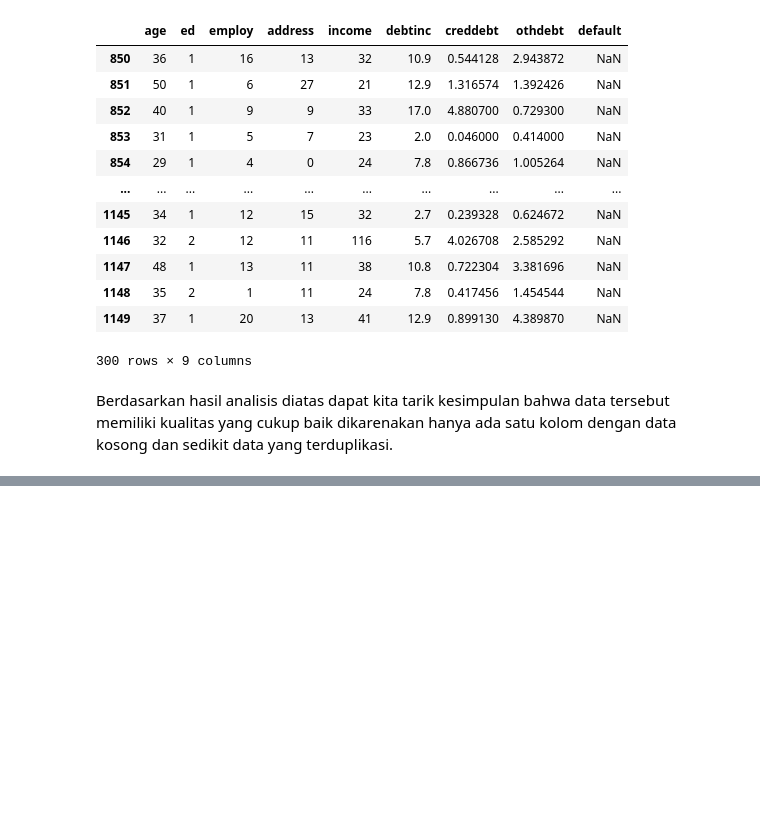
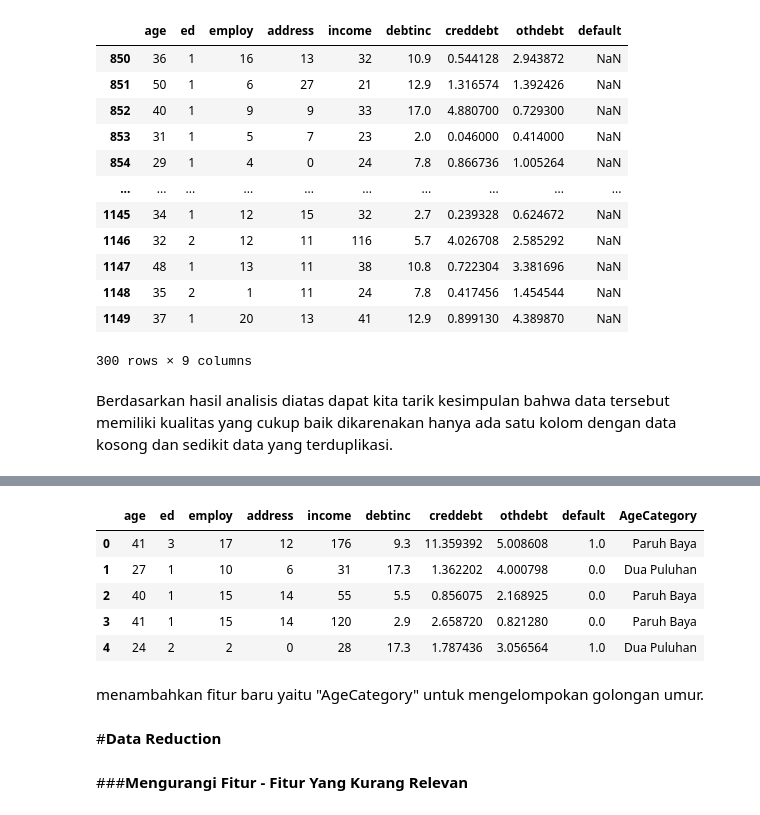
Before and after one commit to sitisolikahyosikarinda/DATMIN, a Jupyter notebook: Mini_Project.ipynb, the cells around one changed output, grey strips where cells are left out. Cells and saved outputs as stored; diff of their text form; code cells hidden in the pictures; blank space fills up the shorter version.

```diff
--- a/Mini_Project.ipynb
+++ b/Mini_Project.ipynb
@@ -309,0 +476,15 @@ Berdasarkan hasil analisis diatas dapat kita tarik kesimpulan bahwa data tersebu
+# %%
+df.head()
+# %% [output]
+|  | age | ed | employ | address | income | debtinc | creddebt | othdebt | default | AgeCategory |
+| 0 | 41 | 3 | 17 | 12 | 176 | 9.3 | 11.359392 | 5.008608 | 1.0 | Paruh Baya |
+| 1 | 27 | 1 | 10 | 6 | 31 | 17.3 | 1.362202 | 4.000798 | 0.0 | Dua Puluhan |
+| 2 | 40 | 1 | 15 | 14 | 55 | 5.5 | 0.856075 | 2.168925 | 0.0 | Paruh Baya |
+| 3 | 41 | 1 | 15 | 14 | 120 | 2.9 | 2.658720 | 0.821280 | 0.0 | Paruh Baya |
+| 4 | 24 | 2 | 2 | 0 | 28 | 17.3 | 1.787436 | 3.056564 | 1.0 | Dua Puluhan |
+# %% [markdown]
+menambahkan fitur baru yaitu "AgeCategory" untuk mengelompokan golongan umur.
+# %% [markdown]
+#**Data Reduction**
+# %% [markdown]
+###**Mengurangi Fitur - Fitur Yang Kurang Relevan**
```
Also changed, not shown: parts of 41 cells of this notebook.
